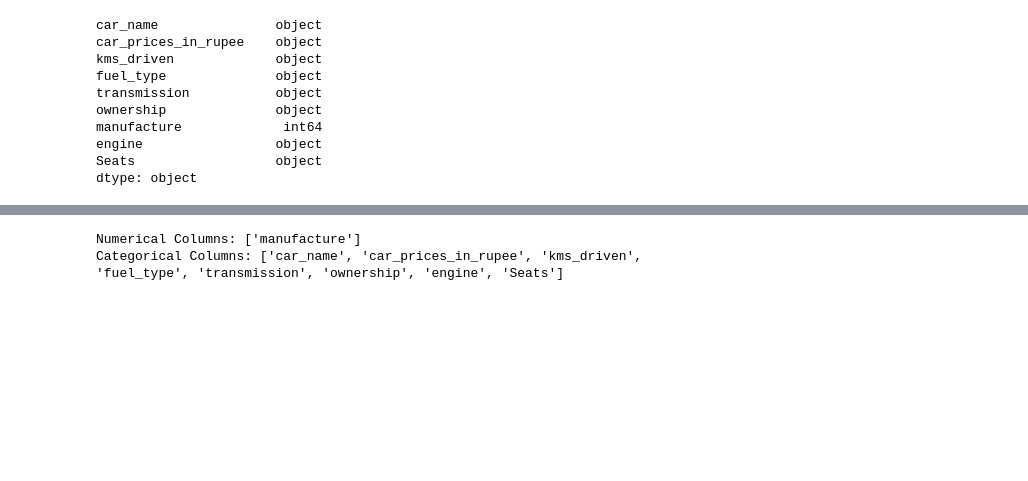
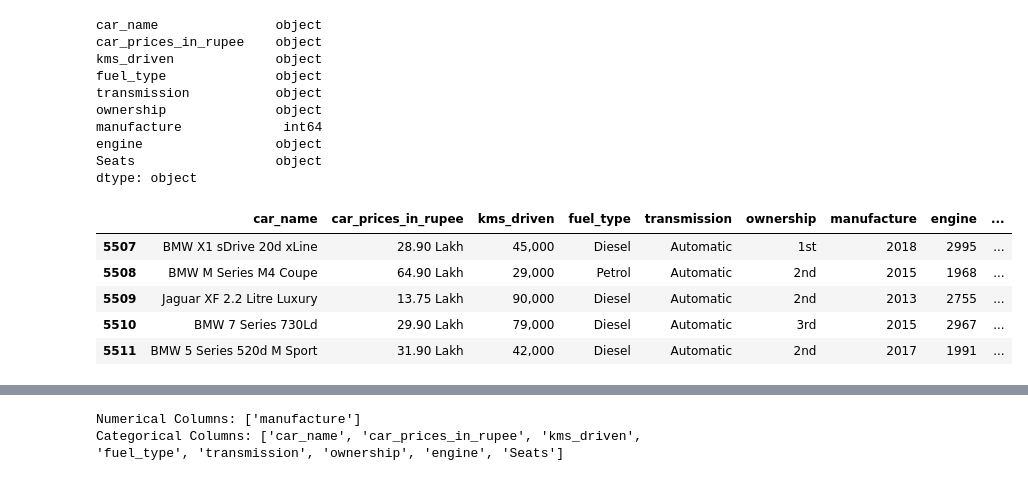
Before and after one commit to SanguraKoded/Used_cars_price_prediction, a Jupyter notebook: used_car_price.ipynb, the cells around one changed output, grey strips where cells are left out. Saved outputs shown, nothing was run; the diff lists cells and outputs as text; code cells hidden in the pictures; blank space fills up the shorter version.

Commit message:
stripped dataframe columns

```diff
--- a/used_car_price.ipynb
+++ b/used_car_price.ipynb
@@ -259,3 +254,16 @@ manufacture             int64
 engine                 object
 Seats                  object
 dtype: object
+# %%
+def strip_after_space(string):
+    return string.split(" ")[0]
+# %%
+df1[['kms_driven','ownership','engine','Seats']] = df1[['kms_driven','ownership','engine','Seats']].applymap(strip_after_space)
+df1.tail()
+# %% [output]
+|  | car_name | car_prices_in_rupee | kms_driven | fuel_type | transmission | ownership | manufacture | engine | ... |
+| 5507 | BMW X1 sDrive 20d xLine | 28.90 Lakh | 45,000 | Diesel | Automatic | 1st | 2018 | 2995 | ... |
+| 5508 | BMW M Series M4 Coupe | 64.90 Lakh | 29,000 | Petrol | Automatic | 2nd | 2015 | 1968 | ... |
+| 5509 | Jaguar XF 2.2 Litre Luxury | 13.75 Lakh | 90,000 | Diesel | Automatic | 2nd | 2013 | 2755 | ... |
+| 5510 | BMW 7 Series 730Ld | 29.90 Lakh | 79,000 | Diesel | Automatic | 3rd | 2015 | 2967 | ... |
+| 5511 | BMW 5 Series 520d M Sport | 31.90 Lakh | 42,000 | Diesel | Automatic | 2nd | 2017 | 1991 | ... |
```
Also changed, not shown: parts of 6 cells of this notebook.
